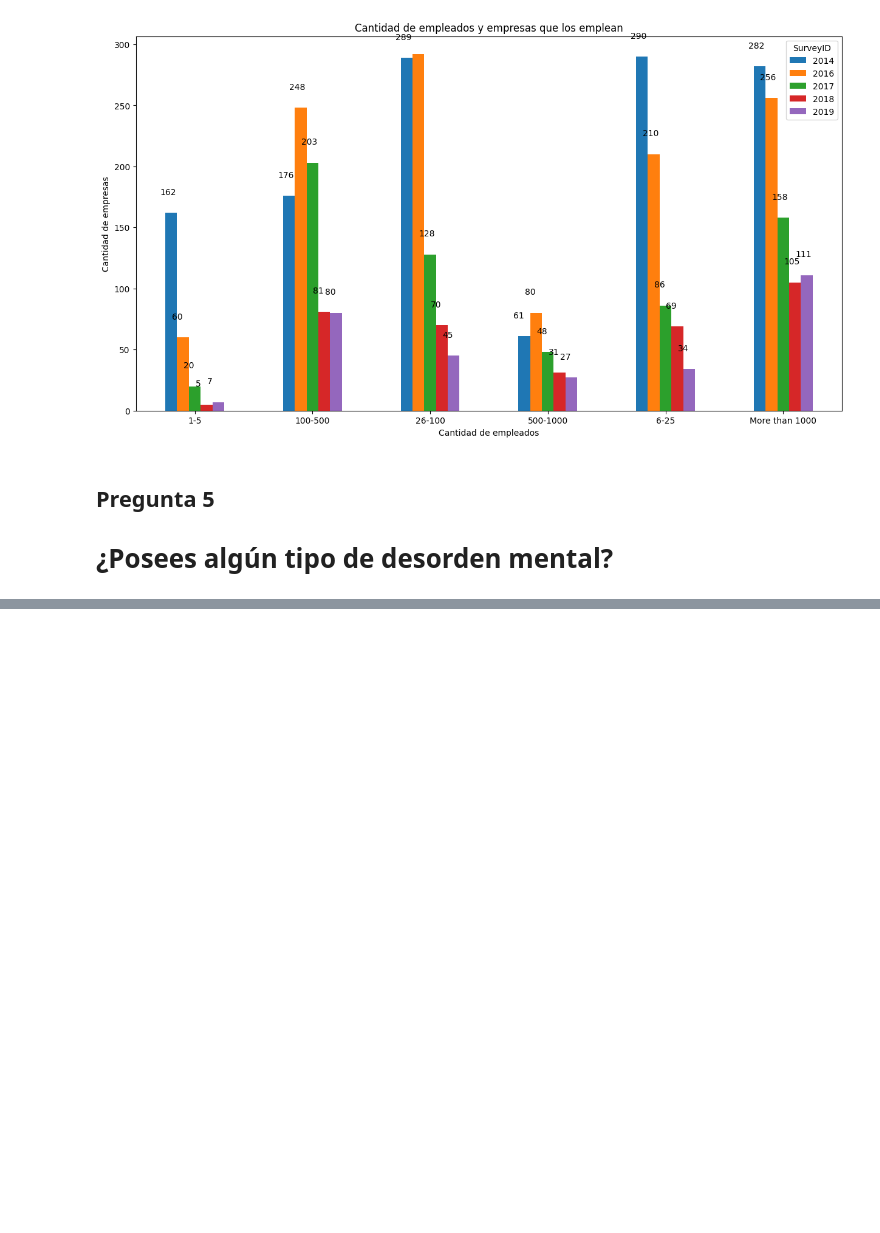
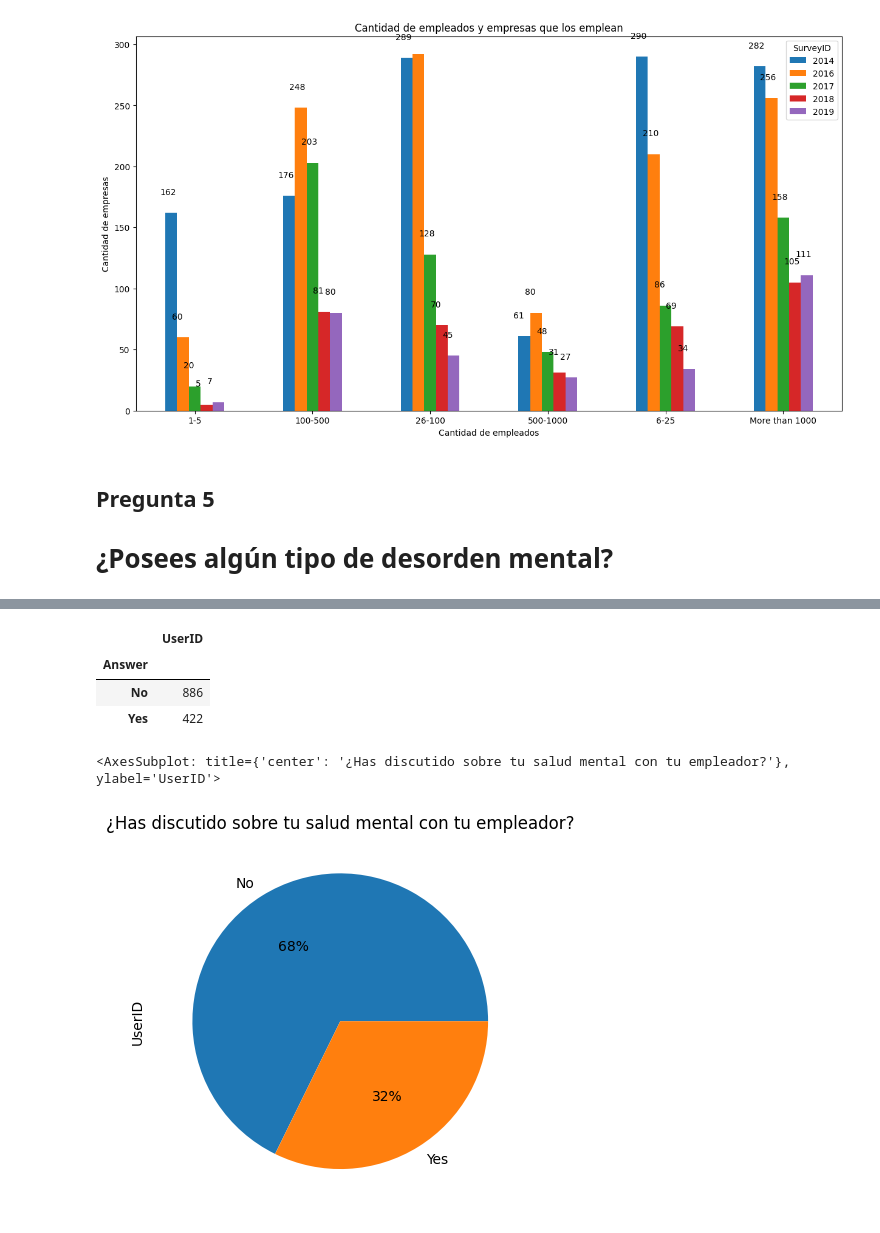
Before and after one commit to Imbravo/mentalhealth, a Jupyter notebook: mentalhealth.ipynb, the cells around one changed output, grey strips where cells are left out. Cells and saved outputs as stored; diff of their text form; code cells hidden in the pictures; blank space fills up the shorter version.

```diff
--- a/mentalhealth.ipynb
+++ b/mentalhealth.ipynb
@@ -400,0 +445,22 @@ question_5.plot.pie(y='UserId', title='Personas que poseen un desorden mental',
+# %%
+def binary_filter(x):
+    if x == '0':
+        return "No"
+    else:
+        return "Yes"
+
+question_6 = df_join[(df_join.questionid == 58)].copy()
+question_6 = question_6[question_6['AnswerText'] != '-1']
+question_6['Answer'] = question_6['AnswerText'].apply(binary_filter)
+question_6 = question_6.groupby('Answer')['UserID'].count().reset_index().sort_values('UserID', ascending=False).set_index("Answer")
+question_6
+# %% [output]
+|  | UserID |
+| Answer |  |
+| No | 886 |
+| Yes | 422 |
+# %%
+question_6.plot.pie(y='UserID', title='¿Has discutido sobre tu salud mental con tu empleador?', legend=False,  autopct='%1.0f%%')
+# %% [output]
+<AxesSubplot: title={'center': '¿Has discutido sobre tu salud mental con tu empleador?'}, ylabel='UserID'>
+[figure, added]
```
Also changed, not shown: parts of 6 cells of this notebook.
